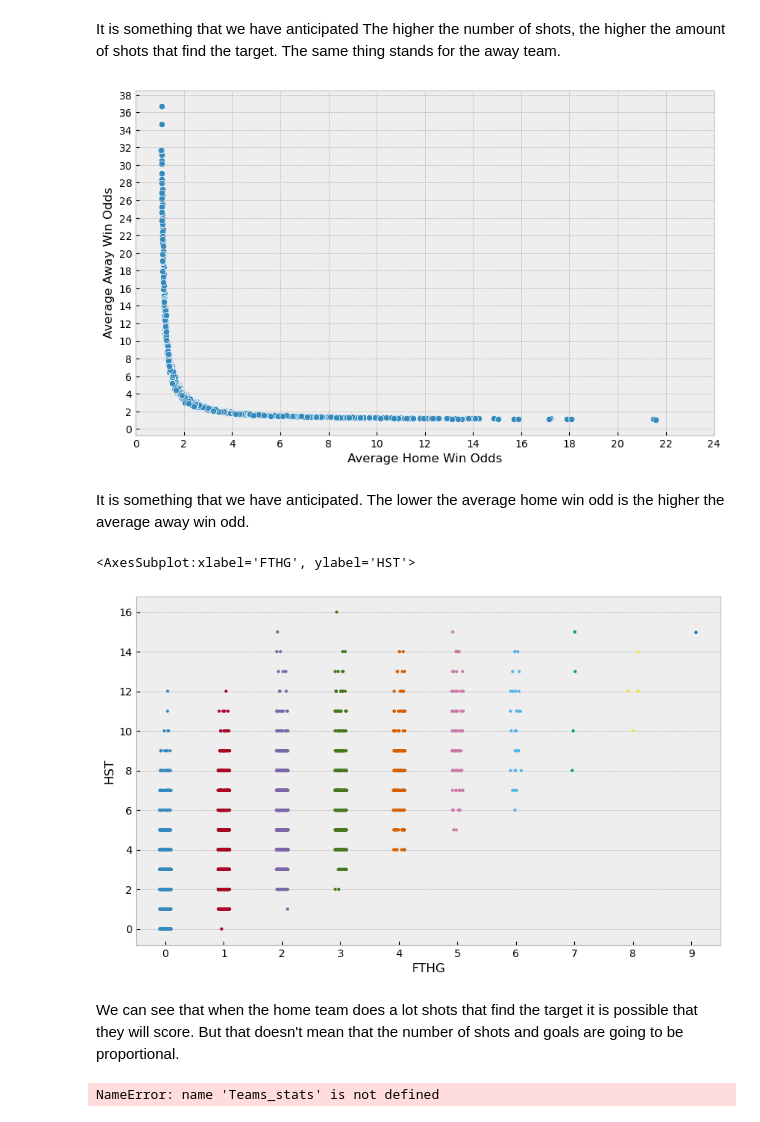
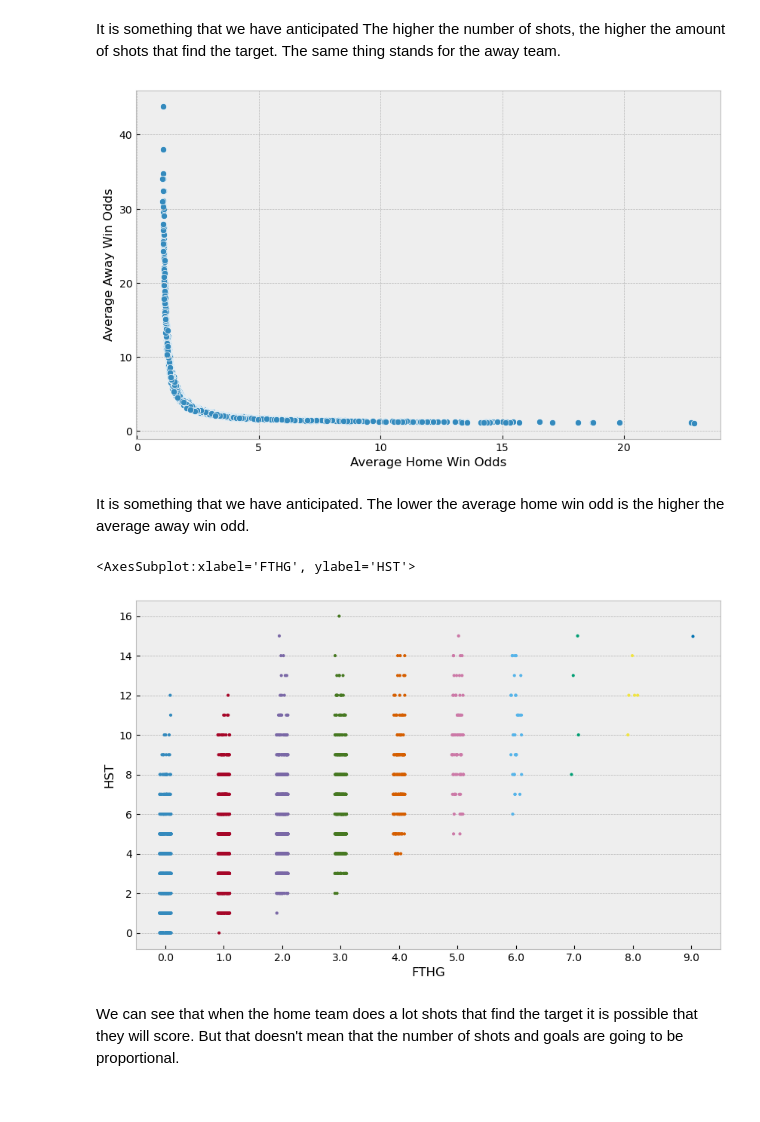
Before and after one commit to georgeanastasiadis/football-match-result-prediction-using-ml-techniques, a Jupyter notebook: EDA/Bundesliga_da.ipynb, the cells around one changed output. Saved outputs shown, nothing was run; the diff lists cells and outputs as text; code cells hidden in the pictures.

```diff
--- a/EDA/Bundesliga_da.ipynb
+++ b/EDA/Bundesliga_da.ipynb
@@ -33,17 +9,2 @@ all_csv = pd.concat([s1213, s1314, s1415, s1516, s1617, s1718, s1819, s1920, s20
 # %%
-df = all_csv[['season','Date', 'HomeTeam', 'AwayTeam', 'FTHG', 'FTAG', 'FTR', 'HTR',
-              'HS', 'AS', 'HST','AST','HC','AC', 'HF', 'AF', 'B365H', 'B365A', 'B365D',
-              'BWH','BWD', 'BWA', 'IWH', 'IWD', 'IWA', 'PSH', 'PSD', 'PSA',
-              'WHH', 'WHD', 'WHA', 'VCH', 'VCD', 'VCA']]
+df = pd.read_csv(r'C:\Users\George\Desktop\football-match-prediction\feature-enginnering\bundesliga.csv')
-# %%
-avgH = round((df['B365H'] + df['BWH'] + df['IWH'] + df['PSH'] + df['WHH'] + df['VCH'])/6,2)
-avgD = round((df['B365D'] + df['BWD'] + df['IWD'] + df['PSD'] + df['WHD'] + df['VCD'])/6,2)
-avgA = round((df['B365A'] + df['BWA'] + df['IWA'] + df['PSA'] + df['WHA'] + df['VCA'])/6,2)
-
-df['AVGH'] = avgH
-df['AVGD'] = avgD
-df['AVGA'] = avgA
-
-#drop the column with betting odds
-df = df.drop(['BWH','BWD', 'BWA', 'IWH', 'IWD', 'IWA', 'PSH', 'PSD', 'PSA',
-              'WHH', 'WHD', 'WHA', 'VCH', 'VCD', 'VCA', 'B365H', 'B365D', 'B365A'],axis=1)
@@ -298,18 +235,5 @@ sns.countplot(x='FTR', data=df)
 # %% [markdown]
 We can see that our classification data set is imbalanced.
-# %%
-#transformation of result into categorical type data
-def result(row):
-    if row['FTR'] == 'H':
-        val = 1
-    elif row['FTR'] == 'D':
-        val = 0
-    else:
-        val = 2
-    return val
-
-df['Result'] = df.apply(result,axis=1)
-df = df.drop('FTR',axis=1)
 # %%
 plt.figure(figsize=(15,8))
 sns.heatmap(df.drop(['Date', 'HomeTeam', 'AwayTeam'],axis=1).corr(),annot=True, cmap='viridis')
@@ -350,15 +274,12 @@ for the away team.
 # %%
 plt.figure(figsize=(10,6))
 sns.scatterplot(x='AVGH', y='AVGA', data=df)
 
-plt.xticks(np.arange(0,26,2))
-plt.yticks(np.arange(0,40,2))
-
 plt.xlabel('Average Home Win Odds')
 plt.ylabel('Average Away Win Odds')
 plt.show()
 # %% [output]
-[figure, old version]
+[figure, new version]
 # %% [markdown]
 It is something that we have anticipated. The lower the average home win odd is the higher the average away win odd.
 # %%
@@ -366,6 +287,6 @@ plt.figure(figsize=(10,6))
 sns.stripplot(x='FTHG', y='HST', data=df, jitter=True, size=3)
 # %% [output]
 <AxesSubplot:xlabel='FTHG', ylabel='HST'>
-[figure, old version]
+[figure, new version]
 # %% [markdown]
 We can see that when the home team does a lot shots that find the target it is possible that they will score. But that doesn't mean that the number of shots and goals are going to be proportional.
@@ -374,4 +292,0 @@ home = df.groupby('HomeTeam')
-# %%
-Teams_stats['Team'] = home['HomeTeam']
-# %% [output]
-NameError: name 'Teams_stats' is not defined
```
Also changed, not shown: parts of 20 cells of this notebook, 2 other files.
